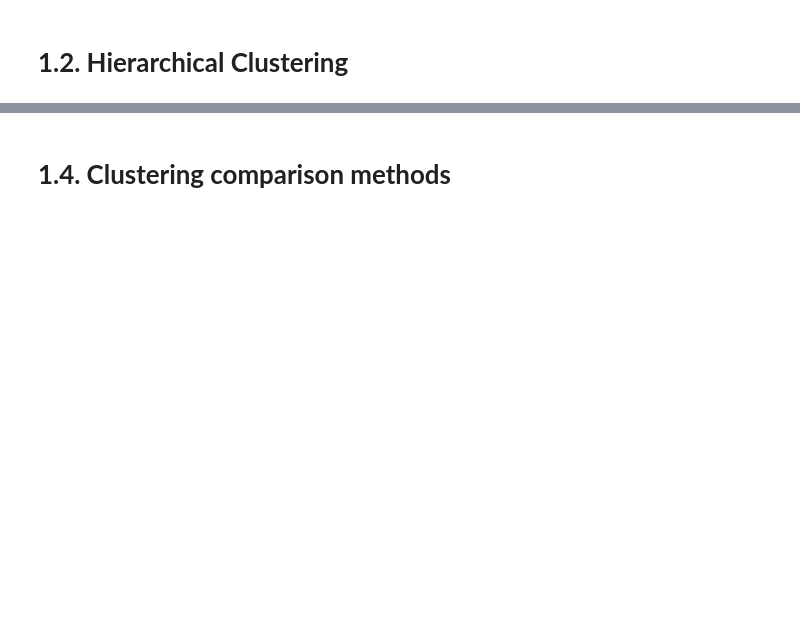
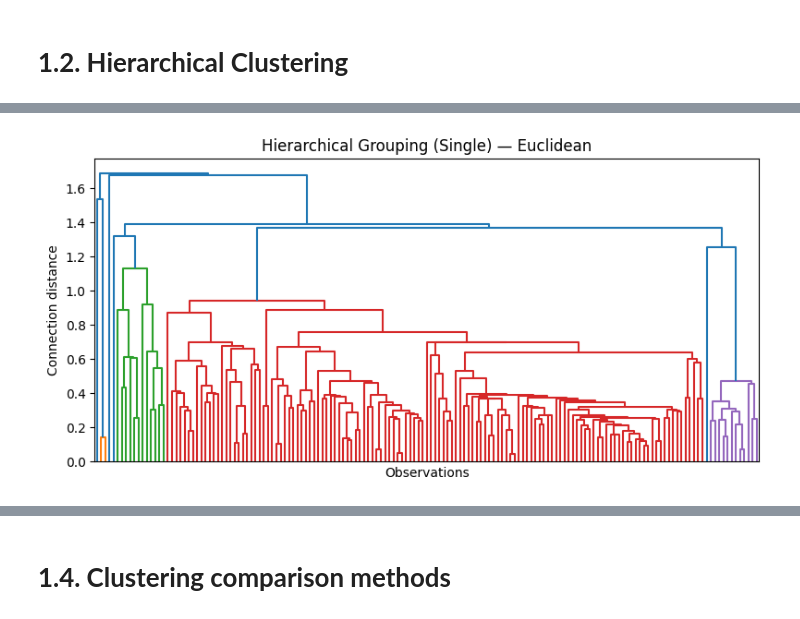
Before and after one commit to fehimecapar/Data-Science-For-Decision-Support, a Jupyter notebook: assignment4.ipynb, the cells around one changed output, grey strips where cells are left out. Saved outputs shown, nothing was run; the diff lists cells and outputs as text; code cells hidden in the pictures; blank space fills up the shorter version.

```diff
--- a/assignment4.ipynb
+++ b/assignment4.ipynb
@@ -149,0 +35,4 @@ k-means trained with k=3.
+# %%
+# 5) Standardize features to unit scale because variables are on different scales
+scaler = StandardScaler()
+X = scaler.fit_transform(num_df_clean.values)
@@ -556,0 +171,22 @@ display(summary_df.style.format({
+# %%
+# 0) Reuse previously defined objects; create only if missing
+# -----------------------------
+if 'df' not in globals():
+    df = pd.read_excel('fish_market_cleaned.xlsx', engine='openpyxl')
+
+if 'cat_cols' not in globals():
+    cat_cols = [c for c in df.columns if df[c].dtype == 'object']   # ['Species'] expected
+if 'num_cols' not in globals():
+    num_cols = [c for c in df.columns if np.issubdtype(df[c].dtype, np.number)]
+
+if 'df_num' not in globals():
+    df_num = df[num_cols].dropna().copy()
+if 'keep_idx' not in globals():
+    keep_idx = df_num.index
+if 'df_cat' not in globals():
+    df_cat = df.loc[keep_idx, cat_cols].copy() if cat_cols else pd.DataFrame(index=keep_idx)
+
+if 'X_num' not in globals():
+    # Scale numeric features only once
+    scaler = StandardScaler()
+    X_num = scaler.fit_transform(df_num.values)
@@ -556,0 +275,11 @@ display(summary_df.style.format({
+# %%
+# 2) Linkage matrices for each method (re-using X_num/df_num/df_cat)
+# -----------------------------
+Z_single   = linkage(X_num, method='single',   metric='euclidean')
+Z_complete = linkage(X_num, method='complete', metric='euclidean')
+Z_ward     = linkage(X_num, method='ward')   # Ward assumes Euclidean
+
+# Gower distance for mixed-type demos
+D_gower = gower_distance(df_num.loc[keep_idx], df_cat)
+Z_gower_avg      = linkage(squareform(D_gower, checks=False), method='average')
+Z_gower_complete = linkage(squareform(D_gower, checks=False), method='complete')
@@ -556,0 +323,8 @@ display(summary_df.style.format({
+# %%
+# 5) Dendrograms (inline)
+plt.figure(figsize=(8, 4))
+plt.title('Hierarchical Grouping (Single) — Euclidean')
+dendrogram(Z_single, no_labels=True)
+plt.xlabel('Observations'); plt.ylabel('Connection distance'); plt.tight_layout(); plt.show()
+# %% [output]
+[figure, added]
```
Also changed, not shown: parts of 280 cells of this notebook.
